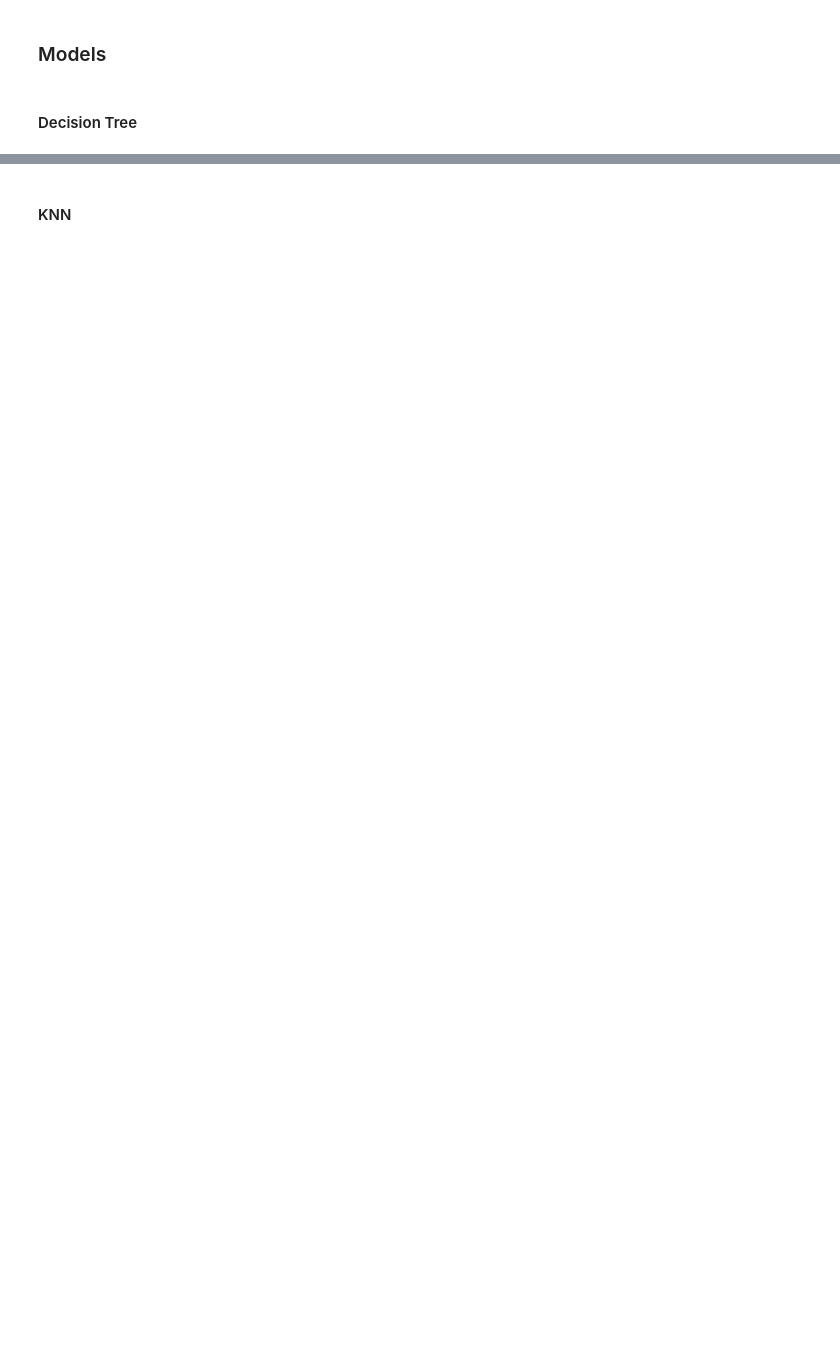
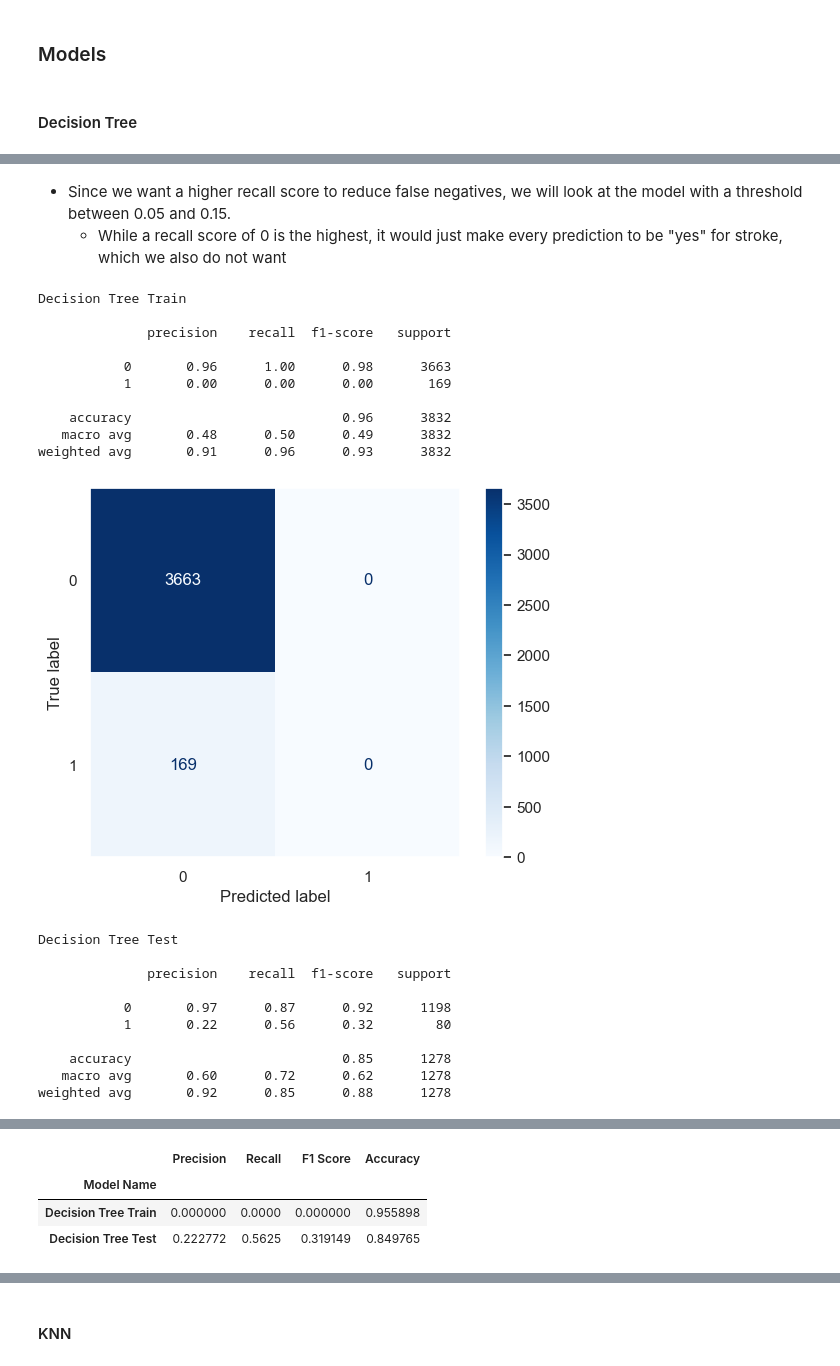
Before and after one commit to Zach-Hanson3/At-Risk-Stroke-Prediction, a Jupyter notebook: Stroke_Prediction.ipynb, the cells around one changed output, grey strips where cells are left out. Drawn from its saved outputs; the diff is of its cells as text; code cells hidden in the pictures; blank space fills up the shorter version.

```diff
--- a/Stroke_Prediction.ipynb
+++ b/Stroke_Prediction.ipynb
@@ -695,0 +874,37 @@ logreg = LogisticRegression(random_state=42)
+# %% [markdown]
+- Since we want a higher recall score to reduce false negatives, we will look at the model with a threshold between 0.05 and 0.15.
+    - While a recall score of 0 is the highest, it would just make every prediction to be "yes" for stroke, which we also do not want
+# %%
+#Convert probabilities with decision threshold of 0.1
+dt_test_pred = convert_probs_to_preds(dt_best_prob, 0.1)
+#Training scores
+train_pred = dt_best.predict(X_train)
+
+#Evaluate Model
+train_scores = eval_classification(y_train, train_pred, name='Decision Tree Train')
+test_scores = eval_classification(y_test, dt_test_pred, name='Decision Tree Test')
+
+dt_scores = pd.concat([train_scores, test_scores])
+dt_scores
+# %% [output]
+Decision Tree Train
+
+              precision    recall  f1-score   support
+
+           0       0.96      1.00      0.98      3663
+           1       0.00      0.00      0.00       169
+
+    accuracy                           0.96      3832
+   macro avg       0.48      0.50      0.49      3832
+weighted avg       0.91      0.96      0.93      3832
+[figure, added]
+Decision Tree Test
+
+              precision    recall  f1-score   support
+
+           0       0.97      0.87      0.92      1198
+           1       0.22      0.56      0.32        80
+
+    accuracy                           0.85      1278
+   macro avg       0.60      0.72      0.62      1278
+weighted avg       0.92      0.85      0.88      1278
@@ -695,0 +912,4 @@ logreg = LogisticRegression(random_state=42)
+|  | Precision | Recall | F1 Score | Accuracy |
+| Model Name |  |  |  |  |
+| Decision Tree Train | 0.000000 | 0.0000 | 0.000000 | 0.955898 |
+| Decision Tree Test | 0.222772 | 0.5625 | 0.319149 | 0.849765 |
```
Also changed, not shown: parts of 88 cells of this notebook, 5 other files.
